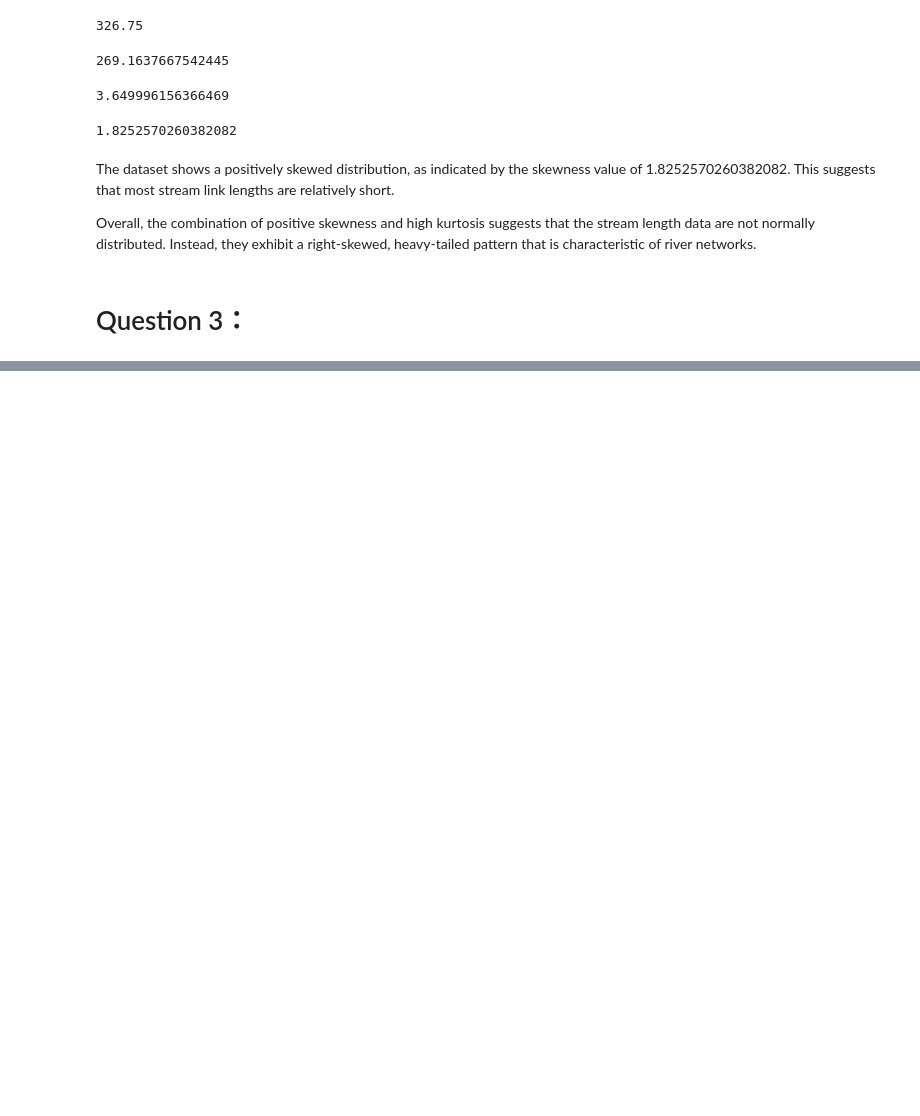
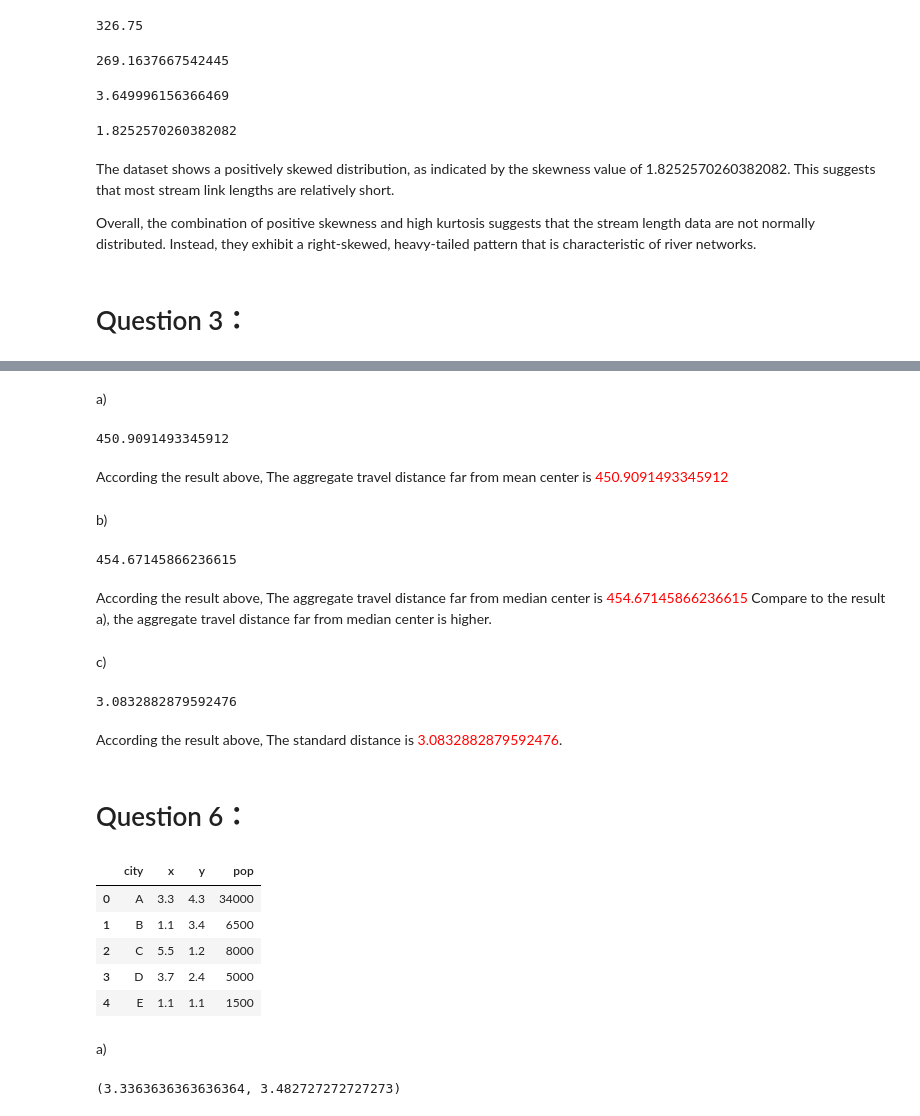
Before and after one commit to HOUPU1993/POI-study, a Jupyter notebook: HW1_houpu.ipynb, the cells around one changed output, grey strips where cells are left out. Drawn from its saved outputs; the diff is of its cells as text; code cells hidden in the pictures; blank space fills up the shorter version.

```diff
--- a/HW1_houpu.ipynb
+++ b/HW1_houpu.ipynb
@@ -240,0 +309,75 @@ Overall, the combination of positive skewness and high kurtosis suggests that th
+# %% [markdown]
+a)
+# %%
+mean_x = df["x"].mean()
+mean_y = df["y"].mean()
+
+distance_mean = np.sqrt((df["x"]-mean_x)**2 + (df["y"]-mean_y)**2)
+aggregate_distance_meancenter = (distance_mean * df["pop"]).sum()
+aggregate_distance_meancenter
+# %% [output]
+450.9091493345912
+# %% [markdown]
+According the result above, The aggregate travel distance far from mean center is <font color='red'>450.9091493345912</font>
+# %% [markdown]
+b)
+# %%
+median_x = df["x"].median()
+median_y = df["y"].median()
+
+distance_median = np.sqrt((df["x"]-median_x)**2 + (df["y"]-median_y)**2)
+aggregate_distance_mediancenter = (distance_median * df["pop"]).sum()
+aggregate_distance_mediancenter
+# %% [output]
+454.67145866236615
+# %% [markdown]
+According the result above, The aggregate travel distance far from median center is <font color='red'>454.67145866236615</font> Compare to the result a), the aggregate travel distance far from median center is higher.
+# %% [markdown]
+c)
+# %%
+tot_pop = df["pop"].sum()
+standard_distance = np.sqrt(
+    (
+        df["pop"] * (
+            (df["x"] - mean_x)**2 + (df["y"] - mean_y)**2
+        )
+    ).sum() / tot_pop
+)
+
+standard_distance
+# %% [output]
+3.0832882879592476
+# %% [markdown]
+According the result above, The standard distance is <font color='red'>3.0832882879592476</font>.
+# %% [markdown]
+# Question 6：
+# %%
+import numpy as np
+import pandas as pd
+
+df = pd.DataFrame({
+    "city": ["A", "B", "C", "D", "E"],
+    "x": [3.3, 1.1, 5.5, 3.7, 1.1],
+    "y": [4.3, 3.4, 1.2, 2.4, 1.1],
+    "pop": [34000, 6500, 8000, 5000, 1500]
+})
+
+df
+# %% [output]
+|  | city | x | y | pop |
+| 0 | A | 3.3 | 4.3 | 34000 |
+| 1 | B | 1.1 | 3.4 | 6500 |
+| 2 | C | 5.5 | 1.2 | 8000 |
+| 3 | D | 3.7 | 2.4 | 5000 |
+| 4 | E | 1.1 | 1.1 | 1500 |
+# %% [markdown]
+a)
+# %%
+W = df["pop"].sum()
+
+mean_x_w = (df["x"] * df["pop"]).sum() / W
+mean_y_w = (df["y"] * df["pop"]).sum() / W
+
+mean_x_w, mean_y_w
+# %% [output]
+(3.3363636363636364, 3.482727272727273)
```
Also changed, not shown: parts of 24 cells of this notebook.
